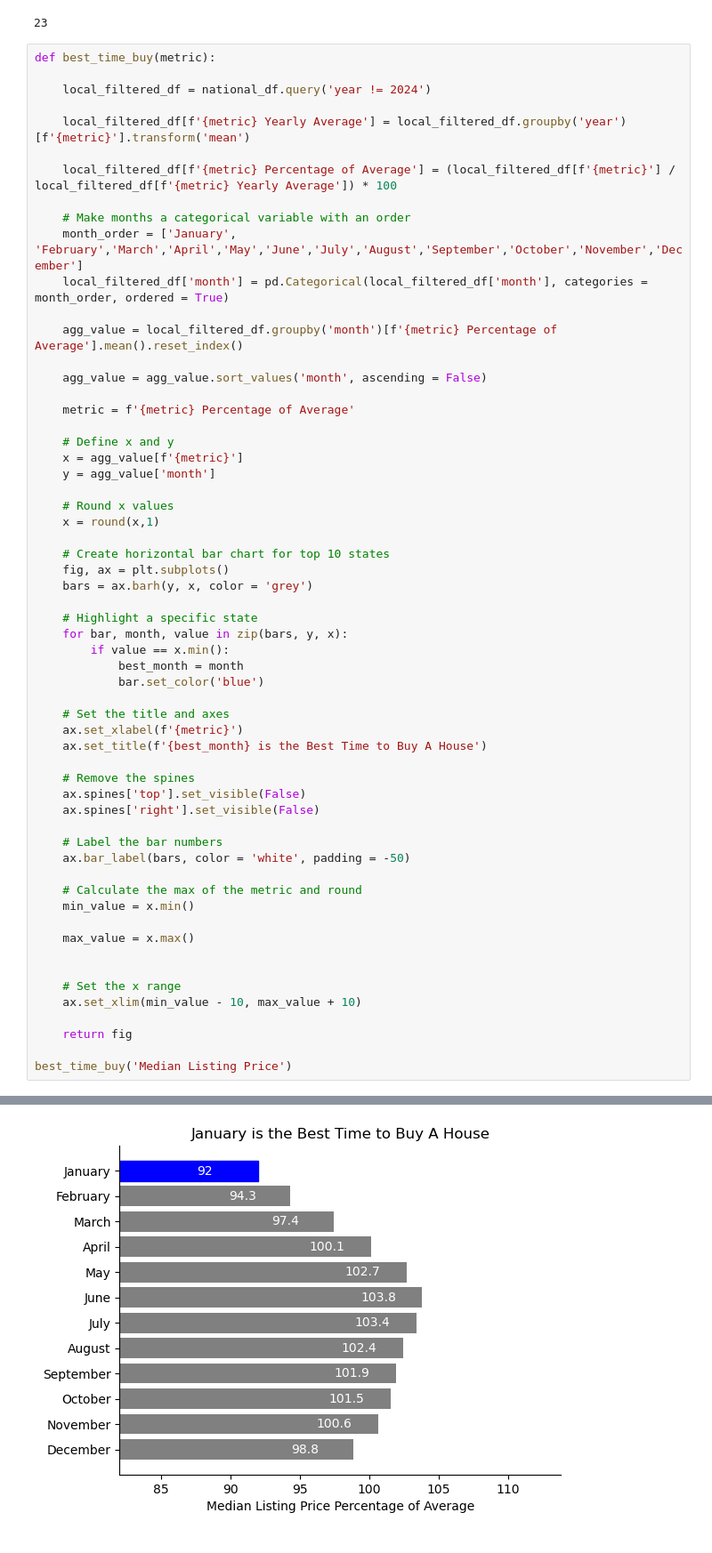
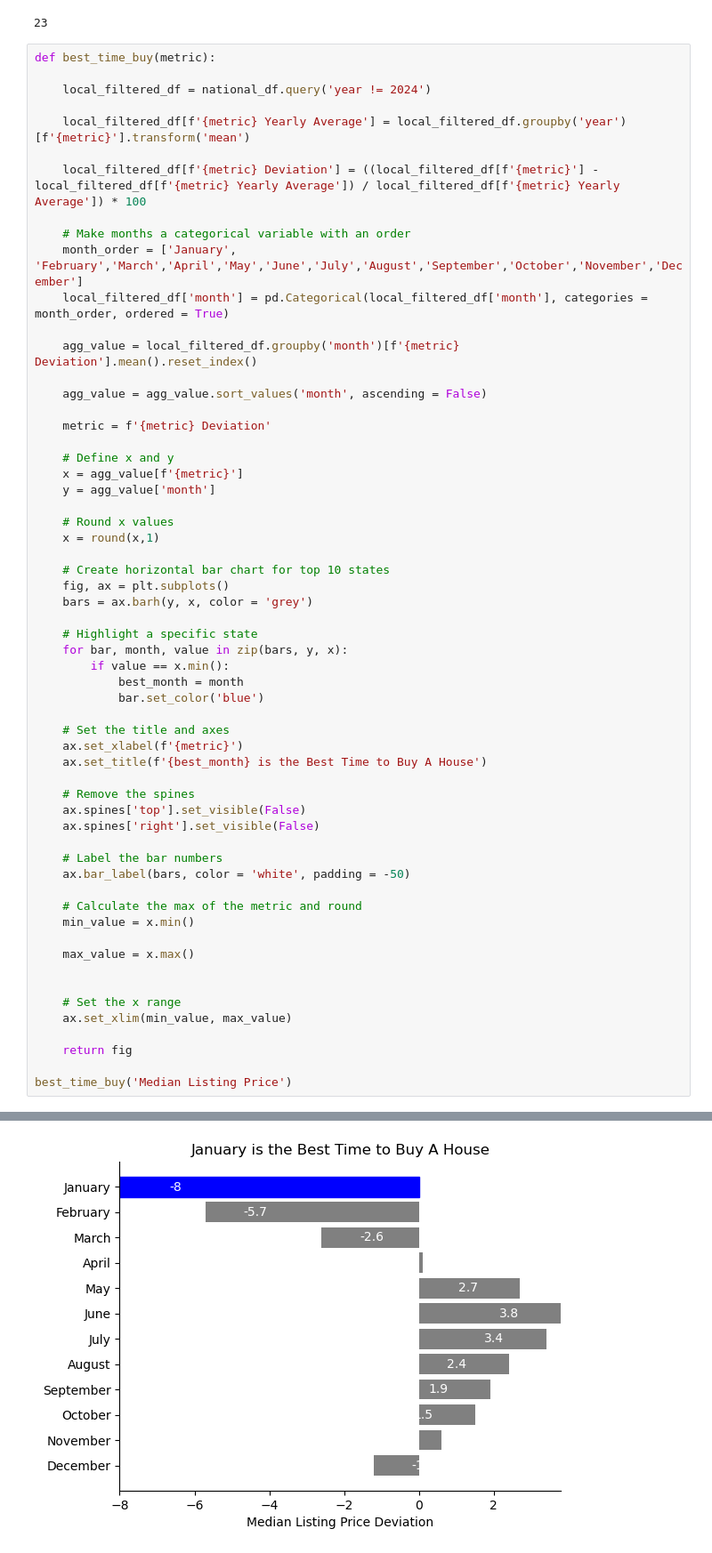
Before and after one commit to ParisAParker/Housing-Affordability-Analysis, a Jupyter notebook: notebooks/App_Func_Creation.ipynb, the cells around one changed output, grey strips where cells are left out. Shown at 89% size. Drawn from its saved outputs; the diff is of its cells as text.

```diff
--- a/notebooks/App_Func_Creation.ipynb
+++ b/notebooks/App_Func_Creation.ipynb
@@ -75,17 +75,17 @@ def best_time_buy(metric):
 
     local_filtered_df[f'{metric} Yearly Average'] = local_filtered_df.groupby('year')[f'{metric}'].transform('mean')
 
-    local_filtered_df[f'{metric} Percentage of Average'] = (local_filtered_df[f'{metric}'] / local_filtered_df[f'{metric} Yearly Average']) * 100
+    local_filtered_df[f'{metric} Deviation'] = ((local_filtered_df[f'{metric}'] - local_filtered_df[f'{metric} Yearly Average']) / local_filtered_df[f'{metric} Yearly Average']) * 100
 
     # Make months a categorical variable with an order
     month_order = ['January', 'February','March','April','May','June','July','August','September','October','November','December']
     local_filtered_df['month'] = pd.Categorical(local_filtered_df['month'], categories = month_order, ordered = True)
 
-    agg_value = local_filtered_df.groupby('month')[f'{metric} Percentage of Average'].mean().reset_index()
+    agg_value = local_filtered_df.groupby('month')[f'{metric} Deviation'].mean().reset_index()
 
     agg_value = agg_value.sort_values('month', ascending = False)
 
-    metric = f'{metric} Percentage of Average'
+    metric = f'{metric} Deviation'
 
     # Define x and y
     x = agg_value[f'{metric}']
@@ -122,7 +122,7 @@ def best_time_buy(metric):
 
 
     # Set the x range
-    ax.set_xlim(min_value - 10, max_value + 10)
+    ax.set_xlim(min_value, max_value)
 
     return fig
 
@@ -141,6 +141,6 @@ See the caveats in the documentation: https://pandas.pydata.org/pandas-docs/stab
 A value is trying to be set on a copy of a slice from a DataFrame.
 Try using .loc[row_indexer,col_indexer] = value instead
 
 See the caveats in the documentation: https://pandas.pydata.org/pandas-docs/stable/user_guide/indexing.html#returning-a-view-versus-a-copy
   local_filtered_df['month'] = pd.Categorical(local_filtered_df['month'], categories = month_order, ordered = True)
-[figure, old version]
+[figure, new version]
```
Also changed, not shown: parts of 2 cells of this notebook, 3 other files.
